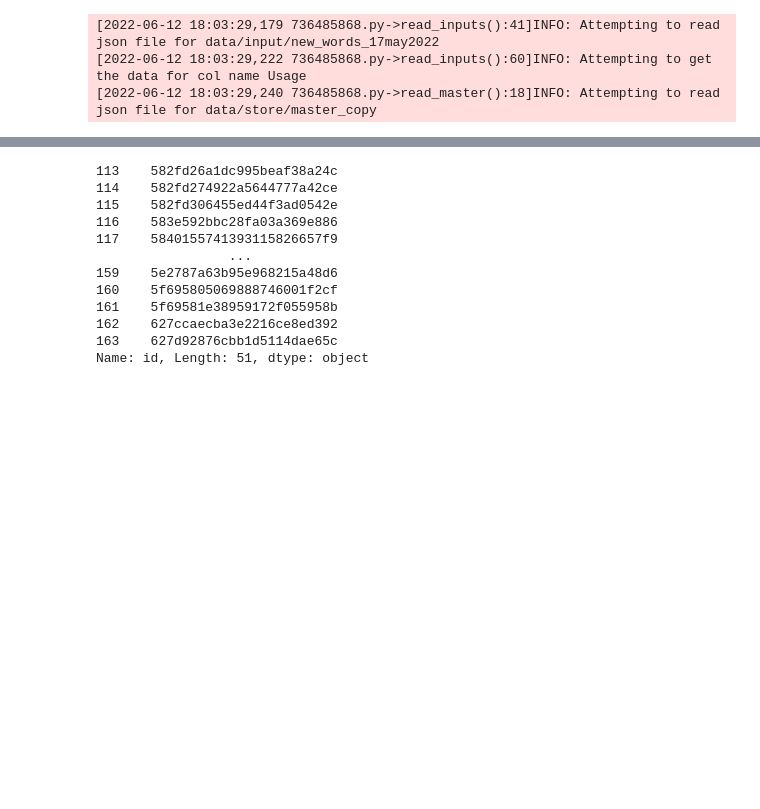
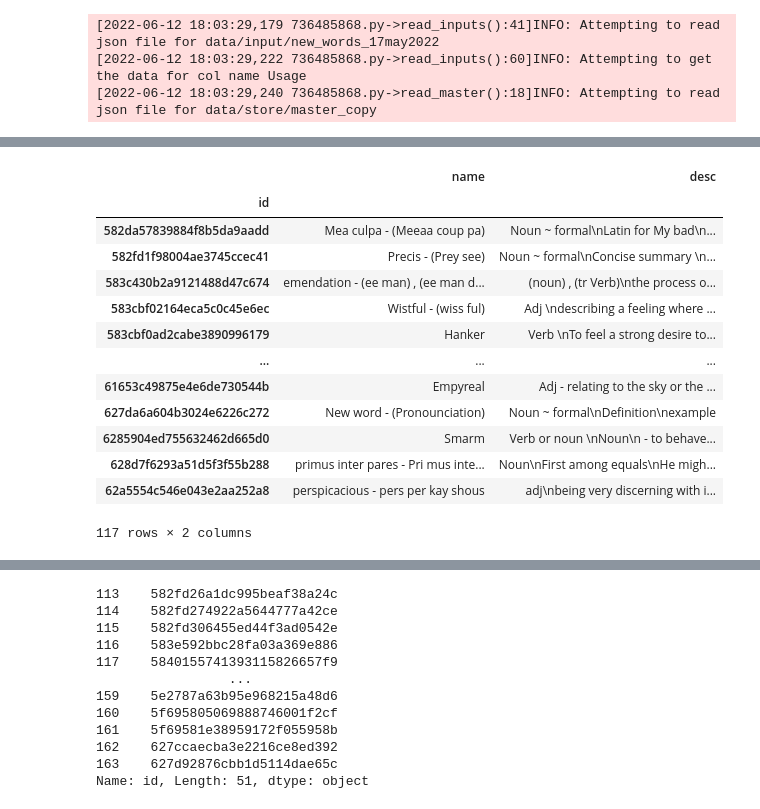
Before and after one commit to ChngYuanLongRandy/Trello-JSON-to-CSV, a Jupyter notebook: eda.ipynb, the cells around one changed output, grey strips where cells are left out. Drawn from its saved outputs; the diff is of its cells as text; code cells hidden in the pictures; blank space fills up the shorter version.

```diff
--- a/eda.ipynb
+++ b/eda.ipynb
@@ -603,0 +610,6 @@ compare_export_save('Usage', input_df, master_df, 'master_copy')
+# %%
+sample_file_path = 'data/input/'
+sample_file_name = 'new_words_12jun2022'
+sample_master = 'data/store/master_copy.json'
+# %%
+input_df = read_inputs(sample_file_name, 'Words',sample_file_path)
@@ -604,2 +619,19 @@ compare_export_save('Usage', input_df, master_df, 'master_copy')
+# %%
+input_df
+# %% [output]
+|  | name | desc |
+| id |  |  |
+| 582da57839884f8b5da9aadd | Mea culpa - (Meeaa coup pa) | Noun ~ formal\nLatin for My bad\n... |
+| 582fd1f98004ae3745ccec41 | Precis - (Prey see) | Noun ~ formal\nConcise summary \n... |
+| 583c430b2a9121488d47c674 | emendation - (ee man) , (ee man d... | (noun) , (tr Verb)\nthe process o... |
+| 583cbf02164eca5c0c45e6ec | Wistful - (wiss ful) | Adj \ndescribing a feeling where ... |
+| 583cbf0ad2cabe3890996179 | Hanker | Verb \nTo feel a strong desire to... |
+| ... | ... | ... |
+| 61653c49875e4e6de730544b | Empyreal | Adj - relating to the sky or the ... |
+| 627da6a604b3024e6226c272 | New word - (Pronounciation) | Noun ~ formal\nDefinition\nexample |
+| 6285904ed755632462d665d0 | Smarm | Verb or noun \nNoun\n - to behave... |
+| 628d7f6293a51d5f3f55b288 | primus inter pares - Pri mus inte... | Noun\nFirst among equals\nHe migh... |
+| 62a5554c546e043e2aa252a8 | perspicacious - pers per kay shous | adj\nbeing very discerning with i... |
+117 rows × 2 columns
 # %%
 def return_new(input_df, master_df):
```
Also changed, not shown: parts of 4 cells of this notebook, 3 other files.
